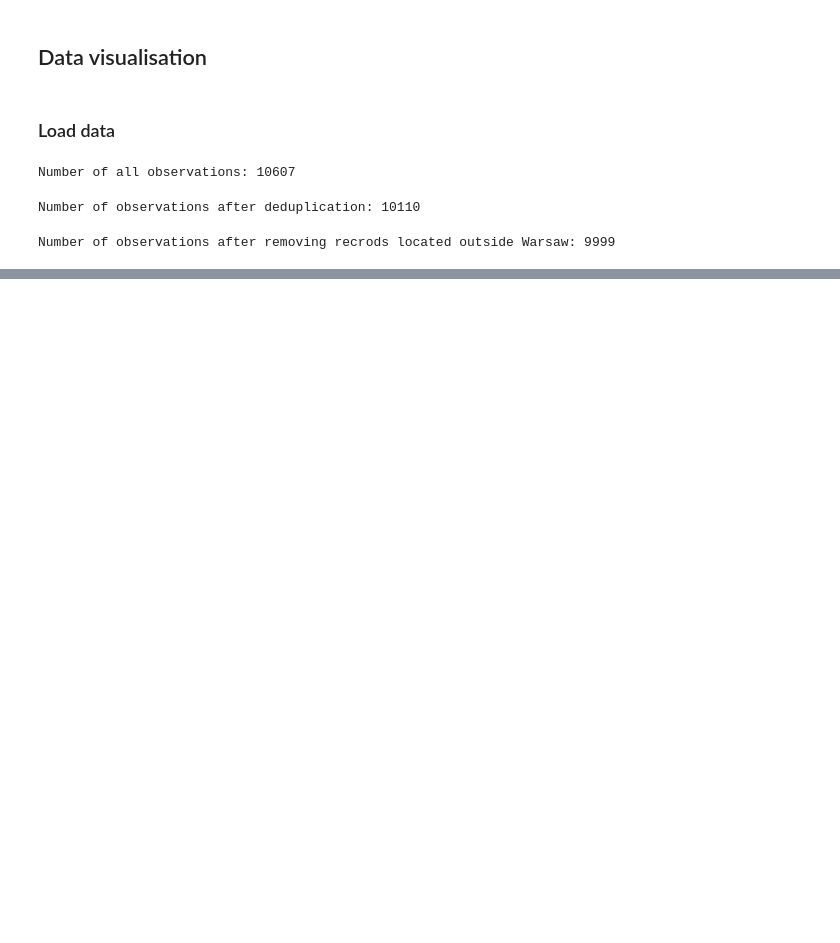
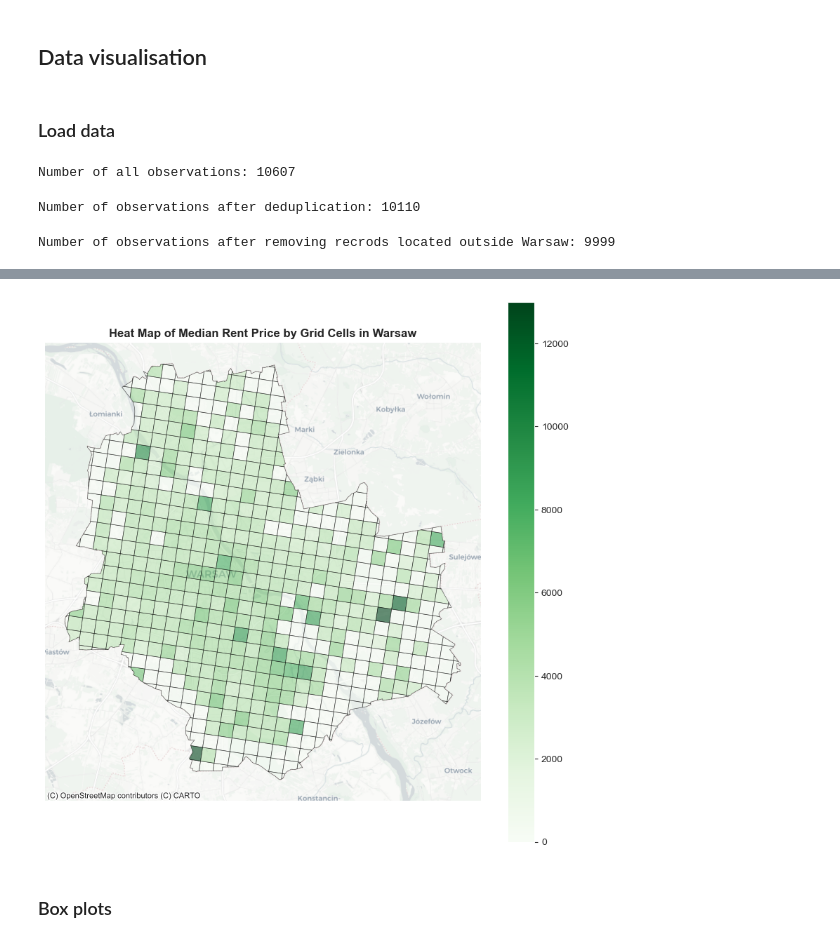
Before and after one commit to KacperSokolowski/MA, a Jupyter notebook: visualisation_notebook.ipynb, the cells around one changed output, grey strips where cells are left out. Saved outputs shown, nothing was run; the diff lists cells and outputs as text; code cells hidden in the pictures; blank space fills up the shorter version.

```diff
--- a/visualisation_notebook.ipynb
+++ b/visualisation_notebook.ipynb
@@ -105,0 +75,6 @@ plot_heat_map_grid_cells(df)
+# %%
+plot_heat_map_grid_cells(df, 'median_rent')
+# %% [output]
+[figure, added]
+# %% [markdown]
+### Box plots
```
Also changed, not shown: parts of 18 cells of this notebook, 1 other file.
